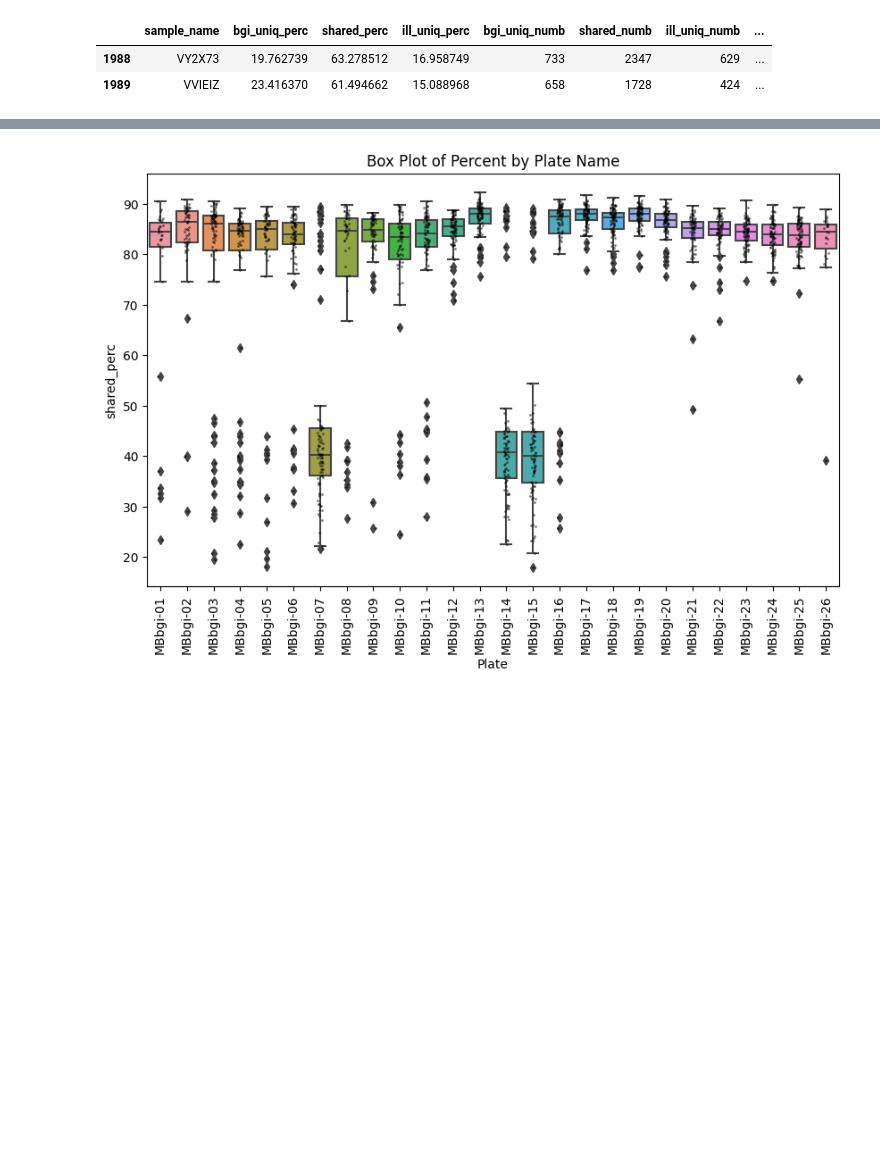
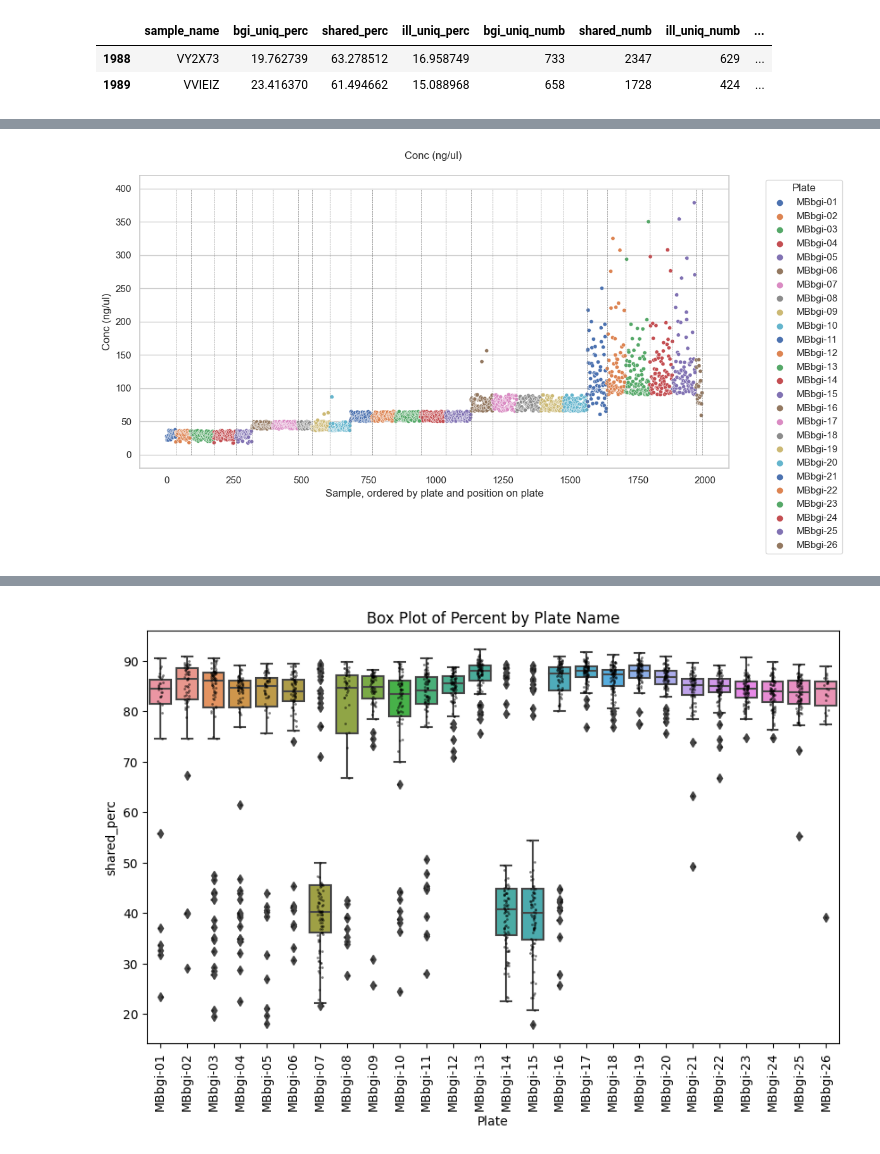
Before and after one commit to Chartiza/2024_Illumina_vs_BGI, a Jupyter notebook: Ugly_samples_mystery/Kraken2_Batch_check.ipynb, the cells around one changed output, grey strips where cells are left out. Drawn from its saved outputs; the diff is of its cells as text; code cells hidden in the pictures; blank space fills up the shorter version.

```diff
--- a/Ugly_samples_mystery/Kraken2_Batch_check.ipynb
+++ b/Ugly_samples_mystery/Kraken2_Batch_check.ipynb
@@ -20,0 +67,16 @@ mrg.tail(2)
+# %%
+sns.set(style="whitegrid")
+plt.figure(figsize=(12, 6))
+sns.scatterplot(data=mrg, x=mrg.index, y="Conc (ng/ul)", hue="Plate", palette="deep", s=20)
+
+plt.xlabel('Sample, ordered by plate and position on plate')
+#plt.xticks('')
+plt.title('Conc (ng/ul) \n')
+# 2 columns legend
+plt.legend(title='Plate', loc='upper right', bbox_to_anchor=(1.2, 1))
+plt.grid(axis='x')
+plt.vlines(plate_counts['cumulative'], 0, 400, colors='grey', linestyles='dashed', linewidth=0.5)
+
+plt.savefig('results/Conc_Plates.png', dpi=300, bbox_inches='tight')
+# %% [output]
+[figure, added]
```
Also changed, not shown: parts of 7 cells of this notebook, 1 other file.
